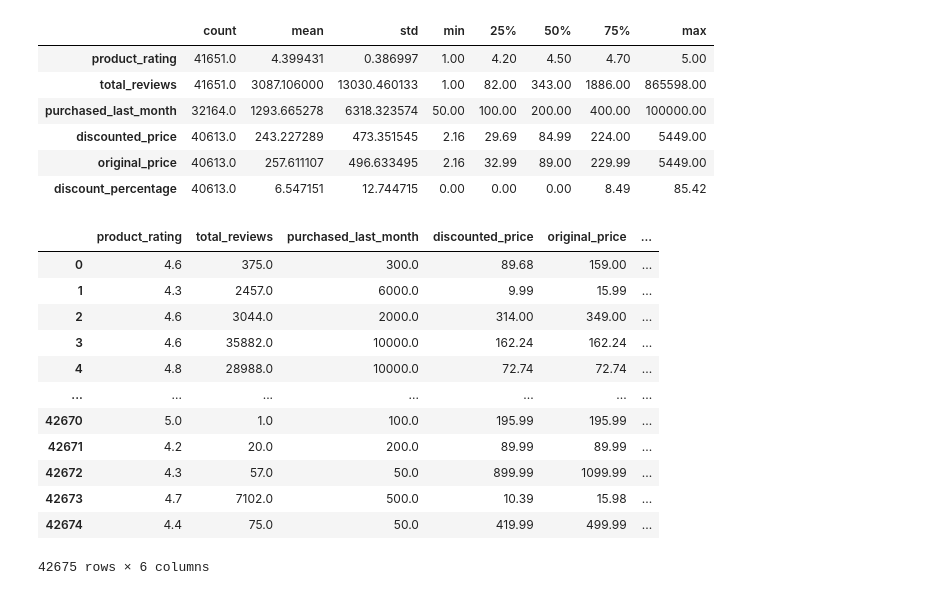
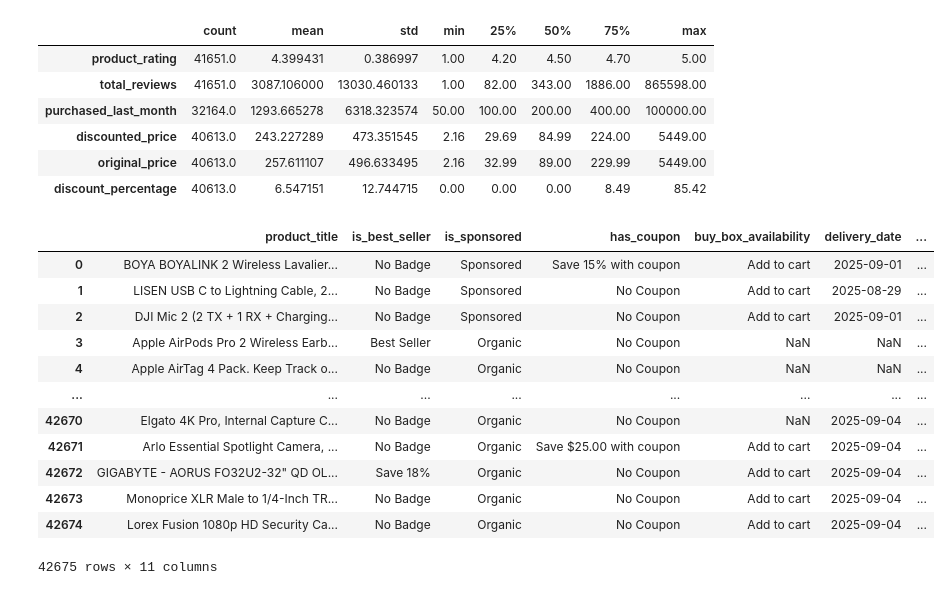
Before and after one commit to korapatisrinu/python-learing, a Jupyter notebook: projectdataA.ipynb, the cells around one changed output. Drawn from its saved outputs; the diff is of its cells as text; code cells hidden in the pictures.

```diff
--- a/projectdataA.ipynb
+++ b/projectdataA.ipynb
@@ -88,18 +106,21 @@ df.describe().T
 | original_price | 40613.0 | 257.611107 | 496.633495 | 2.16 | 32.99 | 89.00 | 229.99 | 5449.00 |
 | discount_percentage | 40613.0 | 6.547151 | 12.744715 | 0.00 | 0.00 | 0.00 | 8.49 | 85.42 |
 # %%
-df.select_dtypes(include="number")
+num_df=df.select_dtypes(include="number")
+cat_df=df.select_dtypes(exclude="number")
-# %% [output]
-|  | product_rating | total_reviews | purchased_last_month | discounted_price | original_price | ... |
-| 0 | 4.6 | 375.0 | 300.0 | 89.68 | 159.00 | ... |
-| 1 | 4.3 | 2457.0 | 6000.0 | 9.99 | 15.99 | ... |
-| 2 | 4.6 | 3044.0 | 2000.0 | 314.00 | 349.00 | ... |
-| 3 | 4.6 | 35882.0 | 10000.0 | 162.24 | 162.24 | ... |
-| 4 | 4.8 | 28988.0 | 10000.0 | 72.74 | 72.74 | ... |
-| ... | ... | ... | ... | ... | ... | ... |
-| 42670 | 5.0 | 1.0 | 100.0 | 195.99 | 195.99 | ... |
-| 42671 | 4.2 | 20.0 | 200.0 | 89.99 | 89.99 | ... |
-| 42672 | 4.3 | 57.0 | 50.0 | 899.99 | 1099.99 | ... |
-| 42673 | 4.7 | 7102.0 | 500.0 | 10.39 | 15.98 | ... |
-| 42674 | 4.4 | 75.0 | 50.0 | 419.99 | 499.99 | ... |
-42675 rows × 6 columns
+# %%
+cat_df
+# %% [output]
+|  | product_title | is_best_seller | is_sponsored | has_coupon | buy_box_availability | delivery_date | ... |
+| 0 | BOYA BOYALINK 2 Wireless Lavalier... | No Badge | Sponsored | Save 15% with coupon | Add to cart | 2025-09-01 | ... |
+| 1 | LISEN USB C to Lightning Cable, 2... | No Badge | Sponsored | No Coupon | Add to cart | 2025-08-29 | ... |
+| 2 | DJI Mic 2 (2 TX + 1 RX + Charging... | No Badge | Sponsored | No Coupon | Add to cart | 2025-09-01 | ... |
+| 3 | Apple AirPods Pro 2 Wireless Earb... | Best Seller | Organic | No Coupon | NaN | NaN | ... |
+| 4 | Apple AirTag 4 Pack. Keep Track o... | No Badge | Organic | No Coupon | NaN | NaN | ... |
+| ... | ... | ... | ... | ... | ... | ... | ... |
+| 42670 | Elgato 4K Pro, Internal Capture C... | No Badge | Organic | No Coupon | NaN | 2025-09-04 | ... |
+| 42671 | Arlo Essential Spotlight Camera, ... | No Badge | Organic | Save $25.00 with coupon | Add to cart | 2025-09-04 | ... |
+| 42672 | GIGABYTE - AORUS FO32U2-32" QD OL... | Save 18% | Organic | No Coupon | Add to cart | 2025-09-04 | ... |
+| 42673 | Monoprice XLR Male to 1/4-Inch TR... | No Badge | Organic | No Coupon | Add to cart | 2025-09-04 | ... |
+| 42674 | Lorex Fusion 1080p HD Security Ca... | No Badge | Organic | No Coupon | Add to cart | 2025-09-04 | ... |
+42675 rows × 11 columns
```
Also changed, not shown: parts of 26 cells of this notebook, 7 other files.
